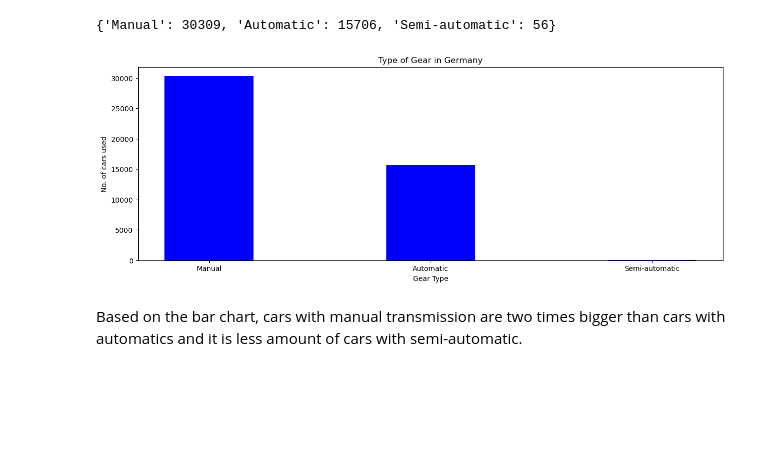
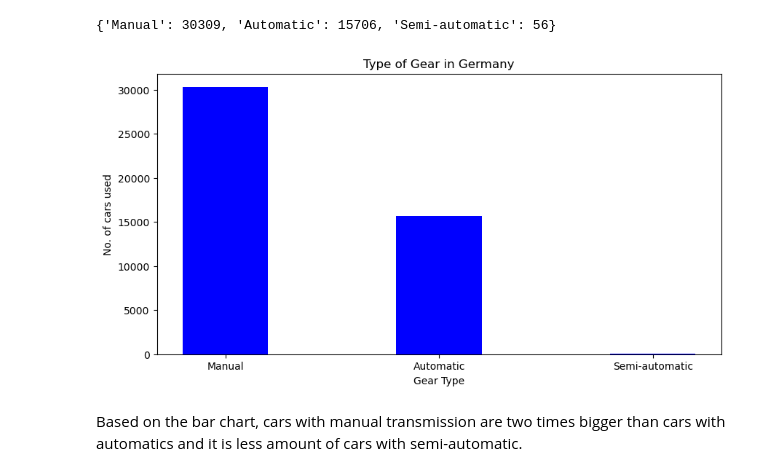
Before and after one commit to harrizazham98/DataScienceProj, a Jupyter notebook: 005_CarPurchase/trend_analysis.ipynb, the cells around one changed output. Drawn from its saved outputs; the diff is of its cells as text; code cells hidden in the pictures; blank space fills up the shorter version.

```diff
--- a/005_CarPurchase/trend_analysis.ipynb
+++ b/005_CarPurchase/trend_analysis.ipynb
@@ -49,18 +49,18 @@ gear_data
 # %%
 cat = list(gear_data.keys())
 freq = list(gear_data.values())
-fig = plt.figure(figsize = (15, 5))
+fig = plt.figure(figsize = (10, 5))
 
 # creating the bar plot
 plt.bar(cat, freq,color ='blue',
         width = 0.4, label = list(map(str,gear_data.values())))
 
 plt.xlabel("Gear Type")
 plt.ylabel("No. of cars used")
 plt.title("Type of Gear in Germany")
 plt.show()
 # %% [output]
-[figure, old version]
+[figure, new version]
 # %% [markdown]
 Based on the bar chart, cars with manual transmission are two times bigger than cars with automatics and it is less amount of cars with semi-automatic.
 # %%
```
Also changed, not shown: 1 other file.
